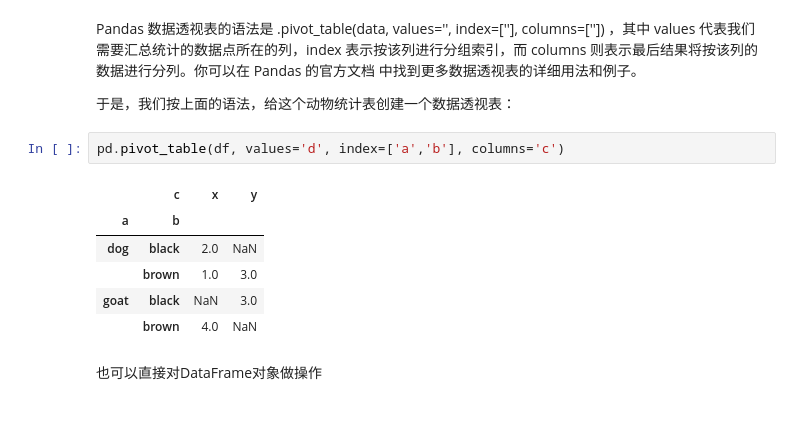
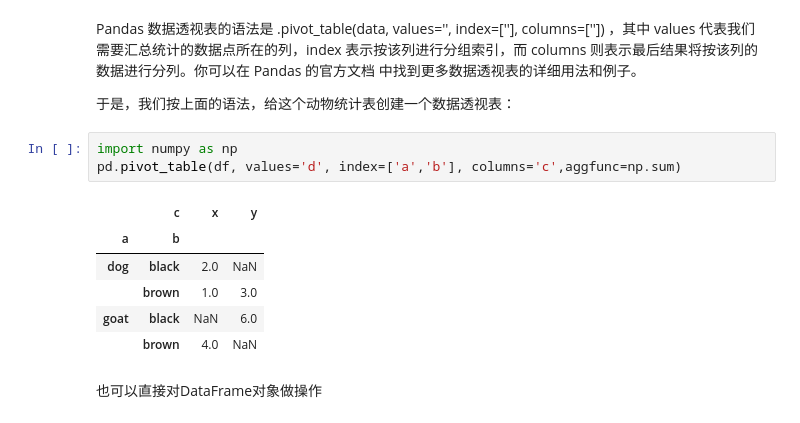
Before and after one commit to heblade/pythontraining, a Jupyter notebook: 21. Data Mining Package_Pandas.ipynb, the cells around one changed output. Saved outputs shown, nothing was run; the diff lists cells and outputs as text.

```diff
--- a/21. Data Mining Package_Pandas.ipynb
+++ b/21. Data Mining Package_Pandas.ipynb
@@ -1229,13 +1244,14 @@ Pandas 数据透视表的语法是 .pivot_table(data, values='', index=[''], col
 
 于是，我们按上面的语法，给这个动物统计表创建一个数据透视表：
 # %%
-pd.pivot_table(df, values='d', index=['a','b'], columns='c')
+import numpy as np
+pd.pivot_table(df, values='d', index=['a','b'], columns='c',aggfunc=np.sum)
 # %% [output]
 |  | c | x | y |
 | a | b |  |  |
 | dog | black | 2.0 | NaN |
 |  | brown | 1.0 | 3.0 |
-| goat | black | NaN | 3.0 |
+| goat | black | NaN | 6.0 |
 |  | brown | 4.0 | NaN |
 # %% [markdown]
 也可以直接对DataFrame对象做操作
```
Also changed, not shown: parts of 7 cells of this notebook, 8 other files.
